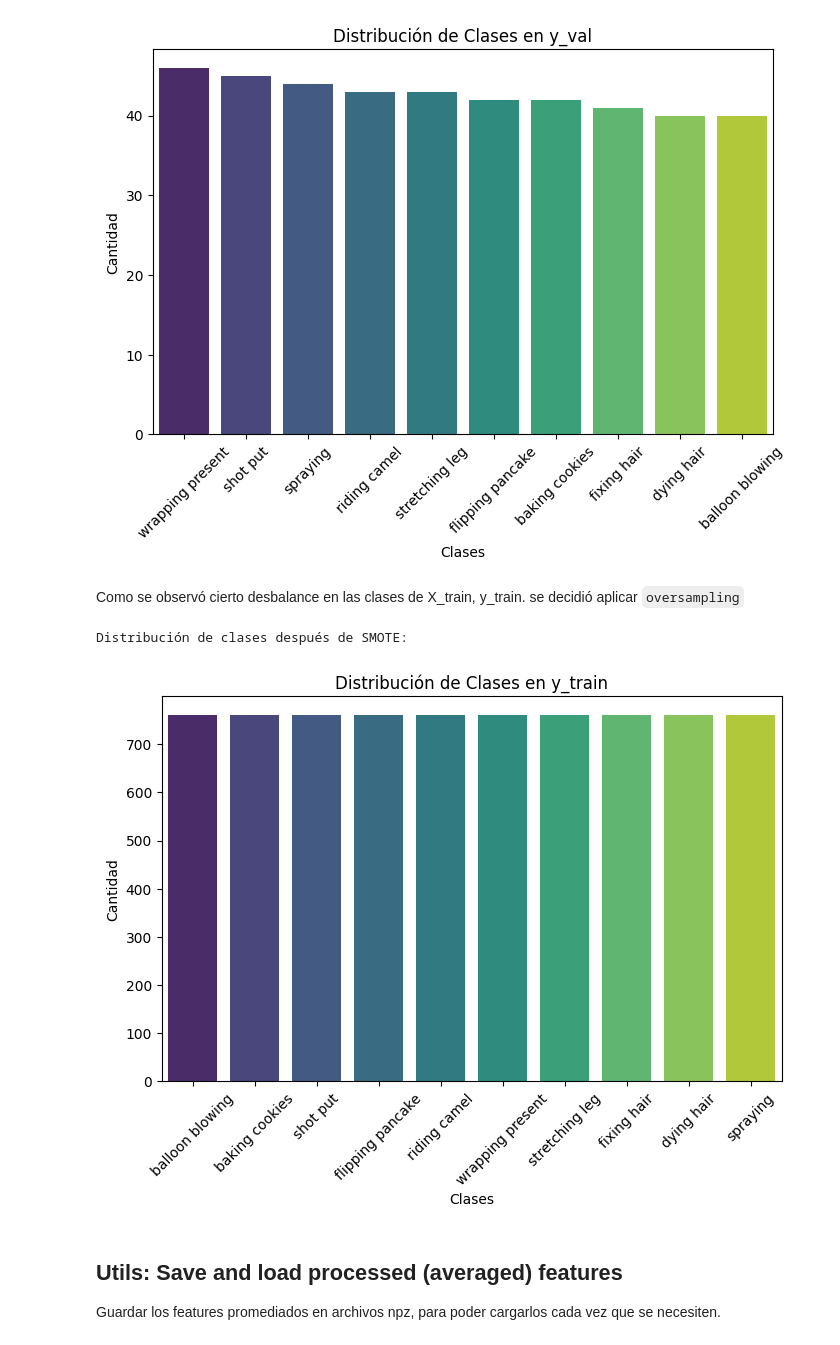
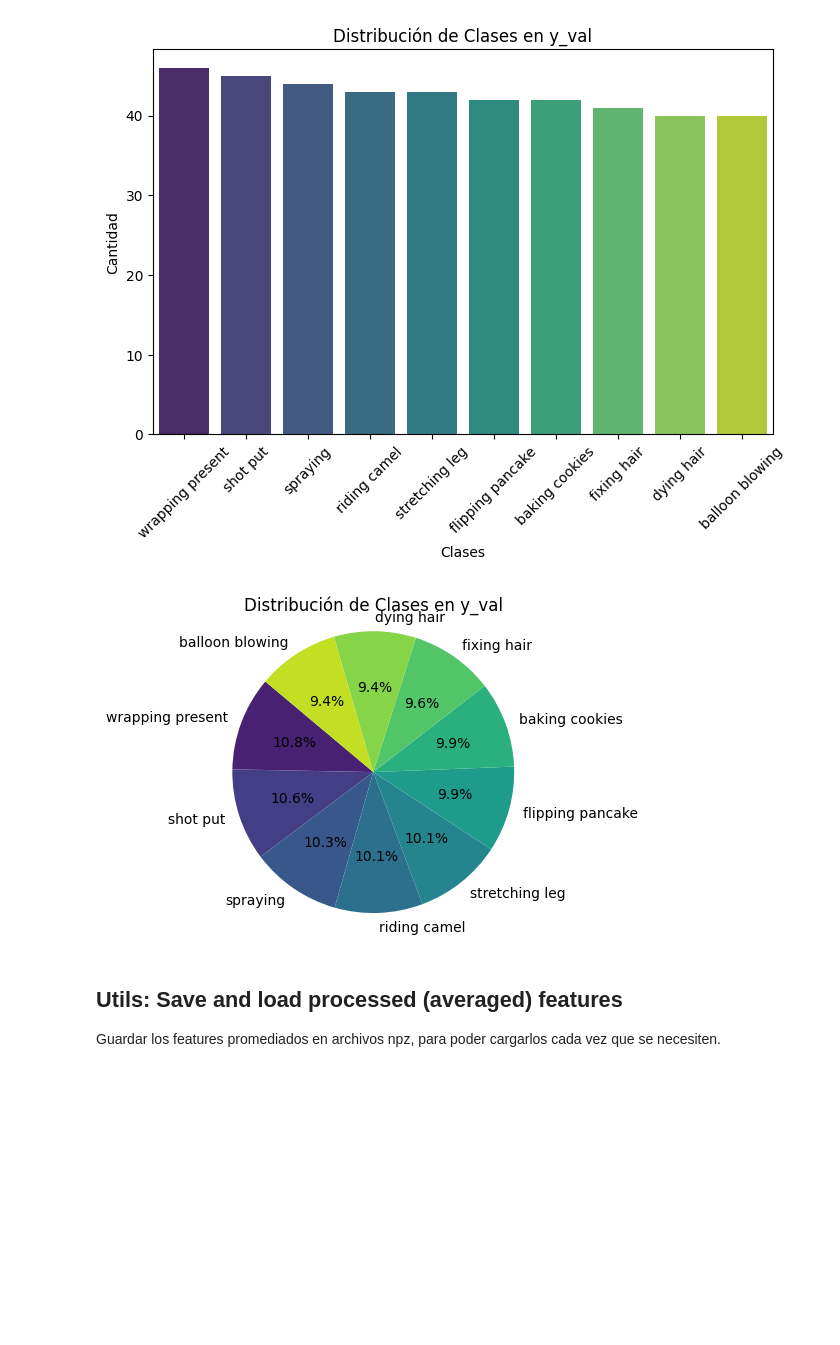
Before and after one commit to nayeli-guzman/clustering-human-activity, a Jupyter notebook: dimensionality-reduction.ipynb, the cells around one changed output. Cells and saved outputs as stored; diff of their text form; code cells hidden in the pictures; blank space fills up the shorter version.

```diff
--- a/dimensionality-reduction.ipynb
+++ b/dimensionality-reduction.ipynb
@@ -156,28 +169,15 @@ plt.xticks(rotation=45)
 plt.show()
 # %% [output]
 [figure]
-# %% [markdown]
-Como se observó cierto desbalance en las clases de X_train, y_train. se decidió aplicar `oversampling`
-# %%
-# oversampling
-
-smote = SMOTE(random_state=42)
-X_train, y_train = smote.fit_resample(X_train, y_train)
-
-print("Distribución de clases después de SMOTE:")
-
-class_counts = y_train.iloc[:, 0].value_counts()
-
-plt.figure(figsize=(8, 5))
-sns.barplot(x=class_counts.index, y=class_counts.values, hue=class_counts.index, palette="viridis", legend=False)
-plt.xlabel("Clases")
-plt.ylabel("Cantidad")
-plt.title("Distribución de Clases en y_train")
-plt.xticks(rotation=45)
-plt.show()
-# %% [output]
-Distribución de clases después de SMOTE:
-[figure, removed]
+# %%
+plt.figure(figsize=(4, 4))
+plt.pie(class_counts.values, labels=class_counts.index, autopct='%1.1f%%',
+        colors=sns.color_palette("viridis", len(class_counts)), startangle=140)
+plt.title("Distribución de Clases en y_val")
+plt.axis('equal')
+plt.show()
+# %% [output]
+[figure, added]
 # %% [markdown]
 ## **Utils: Save and load processed (averaged) features**
 
```
Also changed, not shown: parts of 5 cells of this notebook, 1 other file.
